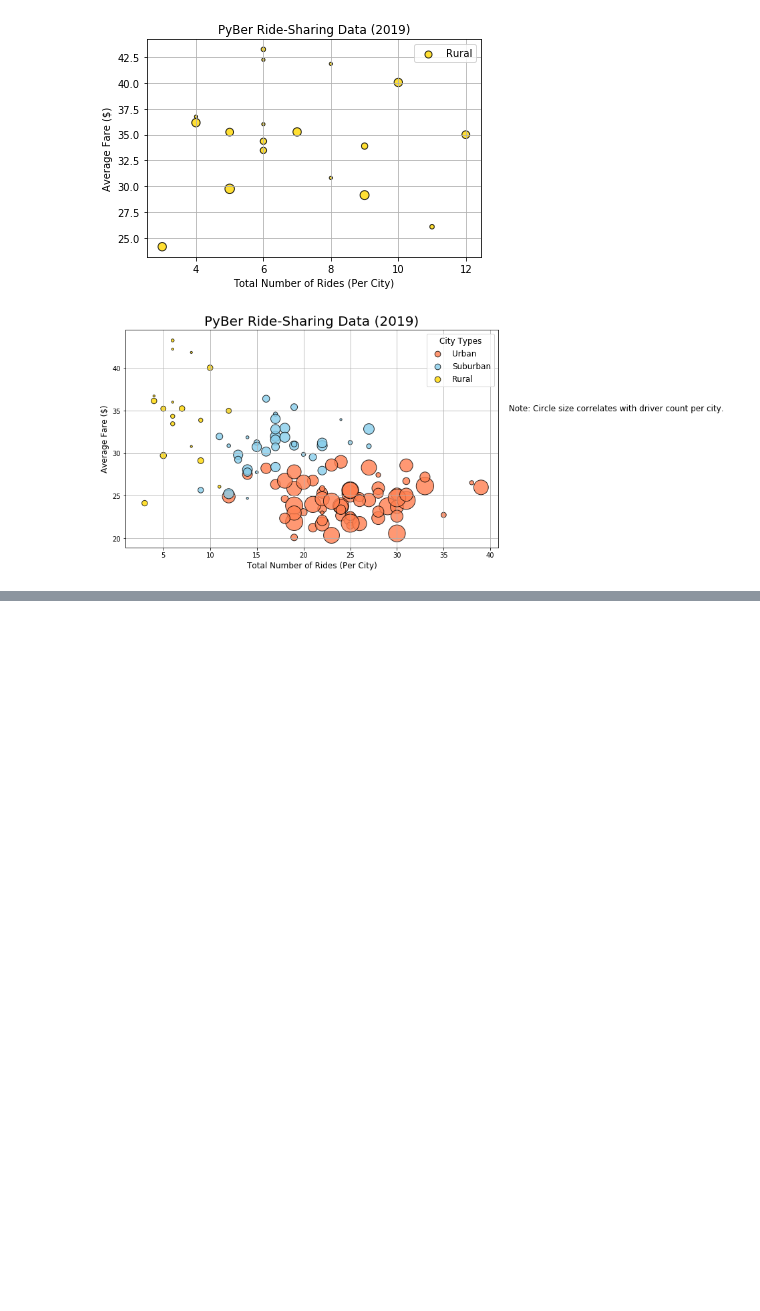
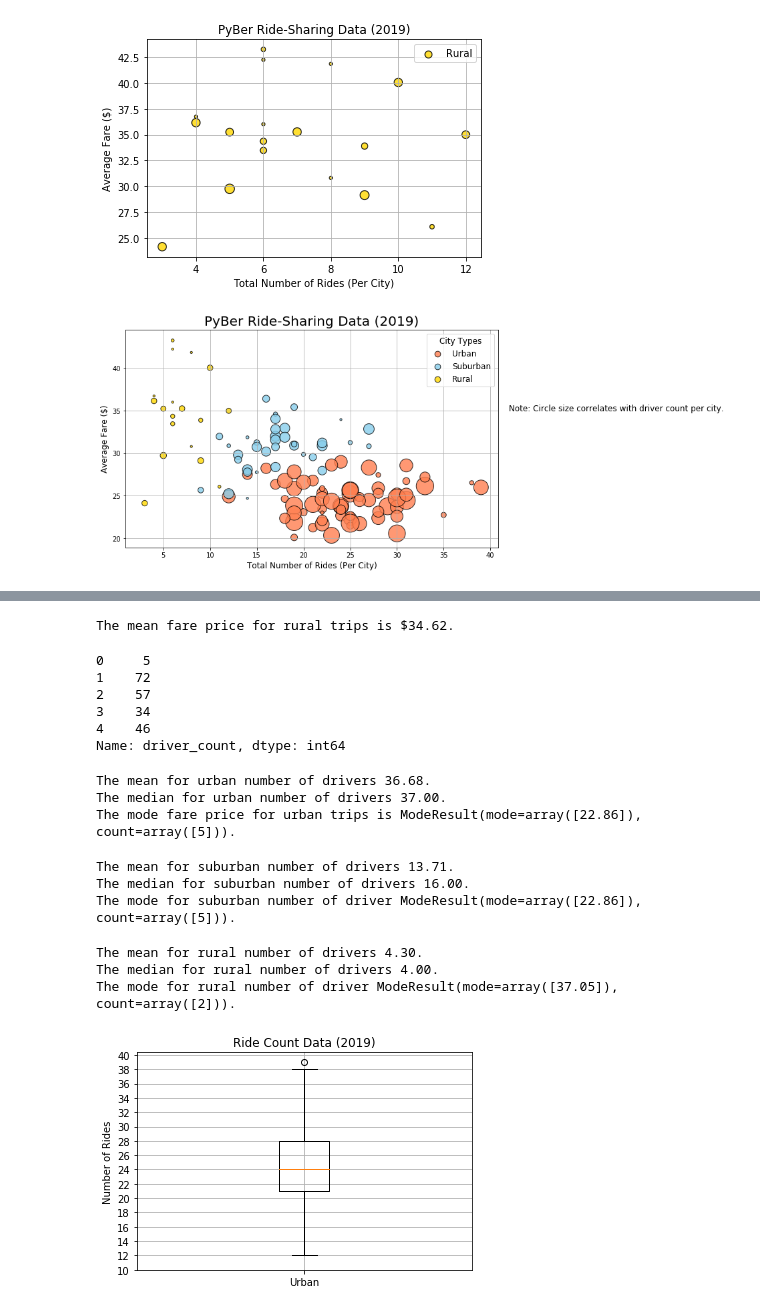
Before and after one commit to lubib/PyBer_Analysis, a Jupyter notebook: PyBer.ipynb, the cells around one changed output, grey strips where cells are left out. Saved outputs shown, nothing was run; the diff lists cells and outputs as text; code cells hidden in the pictures; blank space fills up the shorter version.

Commit message:
Summary statistics and Box-and-Whisker Plots

```diff
--- a/PyBer.ipynb
+++ b/PyBer.ipynb
@@ -298,0 +454,75 @@ plt.show()
+# %%
+rural_fares = rural_cities_df["fare"]
+
+mean_rural_fares = np.mean(rural_fares)
+print(f"The mean fare price for rural trips is ${mean_rural_fares:.2f}.")
+# %% [output]
+The mean fare price for rural trips is $34.62.
+# %%
+# Get the driver count data from the urban cities.
+urban_drivers = urban_cities_df['driver_count']
+urban_drivers.head()
+# %% [output]
+0     5
+1    72
+2    57
+3    34
+4    46
+Name: driver_count, dtype: int64
+# %%
+# Calculate the mean, median, and mode for the urban driver count Series using NumPy and SciPy statistics module.
+mean_urban_drivers = np.mean(urban_drivers)
+print(f"The mean for urban number of drivers {mean_urban_drivers:.2f}.")
+
+median_urban_drivers = np.median(urban_drivers)
+print(f"The median for urban number of drivers {median_urban_drivers:.2f}.")
+
+mode_urban_fares = sts.mode(urban_fares)
+print(f"The mode for urban number of drivers {mode_urban_fares}.")
+# %% [output]
+The mean for urban number of drivers 36.68.
+The median for urban number of drivers 37.00.
+The mode fare price for urban trips is ModeResult(mode=array([22.86]), count=array([5])).
+# %%
+suburban_drivers = suburban_cities_df['driver_count']
+# Calculate the mean, median, and mode for the suburban driver count Series using NumPy and SciPy statistics module.
+mean_suburban_drivers = np.mean(suburban_drivers)
+print(f"The mean for suburban number of drivers {mean_suburban_drivers:.2f}.")
+
+median_suburban_drivers = np.median(suburban_drivers)
+print(f"The median for suburban number of drivers {median_suburban_drivers:.2f}.")
+
+mode_suburban_fares = sts.mode(suburban_fares)
+print(f"The mode for suburban number of driver {mode_urban_fares}.")
+# %% [output]
+The mean for suburban number of drivers 13.71.
+The median for suburban number of drivers 16.00.
+The mode for suburban number of driver ModeResult(mode=array([22.86]), count=array([5])).
+# %%
+rural_drivers = rural_cities_df['driver_count']
+# Calculate the mean, median, and mode for the rural driver count Series using NumPy and SciPy statistics module.
+mean_rural_drivers = np.mean(rural_drivers)
+print(f"The mean for rural number of drivers {mean_rural_drivers:.2f}.")
+
+median_rural_drivers = np.median(rural_drivers)
+print(f"The median for rural number of drivers {median_rural_drivers:.2f}.")
+
+mode_rural_fares = sts.mode(rural_fares)
+print(f"The mode for rural number of driver {mode_rural_fares}.")
+# %% [output]
+The mean for rural number of drivers 4.30.
+The median for rural number of drivers 4.00.
+The mode for rural number of driver ModeResult(mode=array([37.05]), count=array([2])).
+# %%
+# Create a box-and-whisker plot for the urban cities ride count.
+x_labels = ["Urban"]
+fig, ax = plt.subplots()
+ax.boxplot(urban_ride_count, labels=x_labels)
+# Add the title, y-axis label and grid.
+ax.set_title('Ride Count Data (2019)')
+ax.set_ylabel('Number of Rides')
+ax.set_yticks(np.arange(10, 41, step=2.0))
+ax.grid()
+plt.show()
+# %% [output]
+[figure, added]
```
Also changed, not shown: parts of 25 cells of this notebook, 3 other files.
